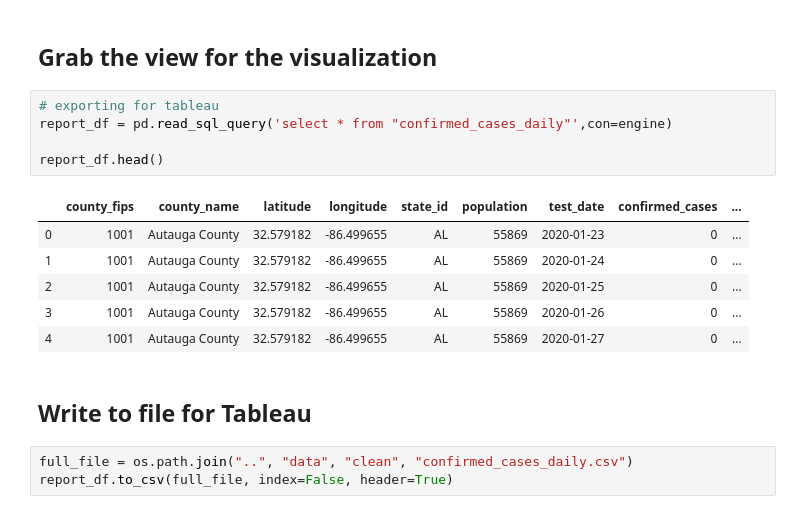
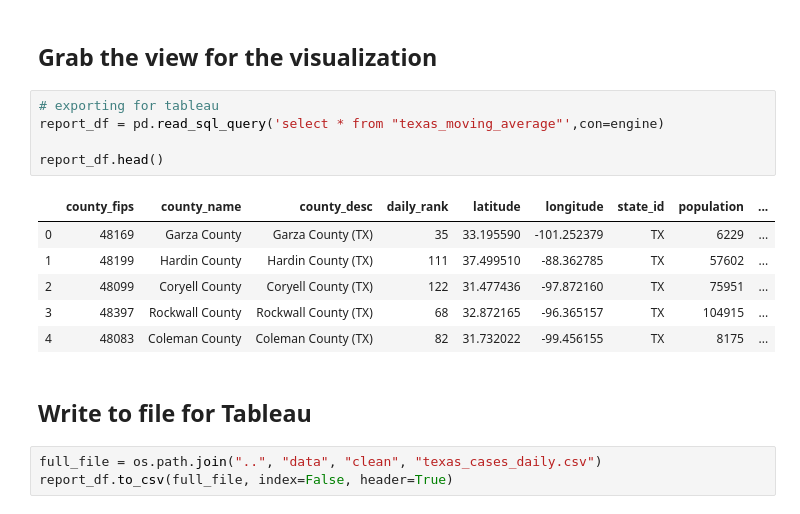
Before and after one commit to dowripple/Cov2, a Jupyter notebook: Cov2_Project/notebooks/import_data.ipynb, the cells around one changed output. Saved outputs shown, nothing was run; the diff lists cells and outputs as text.

```diff
--- a/Cov2_Project/notebooks/import_data.ipynb
+++ b/Cov2_Project/notebooks/import_data.ipynb
@@ -414,18 +414,18 @@ deaths_df.to_sql('county_deaths', con=engine, if_exists='append', index=False)
 ## Grab the view for the visualization
 # %%
 # exporting for tableau
-report_df = pd.read_sql_query('select * from "confirmed_cases_daily"',con=engine)
+report_df = pd.read_sql_query('select * from "texas_moving_average"',con=engine)
 
 report_df.head()
 # %% [output]
-|  | county_fips | county_name | latitude | longitude | state_id | population | test_date | confirmed_cases | ... |
-| 0 | 1001 | Autauga County | 32.579182 | -86.499655 | AL | 55869 | 2020-01-23 | 0 | ... |
-| 1 | 1001 | Autauga County | 32.579182 | -86.499655 | AL | 55869 | 2020-01-24 | 0 | ... |
-| 2 | 1001 | Autauga County | 32.579182 | -86.499655 | AL | 55869 | 2020-01-25 | 0 | ... |
-| 3 | 1001 | Autauga County | 32.579182 | -86.499655 | AL | 55869 | 2020-01-26 | 0 | ... |
-| 4 | 1001 | Autauga County | 32.579182 | -86.499655 | AL | 55869 | 2020-01-27 | 0 | ... |
+|  | county_fips | county_name | county_desc | daily_rank | latitude | longitude | state_id | population | ... |
+| 0 | 48169 | Garza County | Garza County (TX) | 35 | 33.195590 | -101.252379 | TX | 6229 | ... |
+| 1 | 48199 | Hardin County | Hardin County (TX) | 111 | 37.499510 | -88.362785 | TX | 57602 | ... |
+| 2 | 48099 | Coryell County | Coryell County (TX) | 122 | 31.477436 | -97.872160 | TX | 75951 | ... |
+| 3 | 48397 | Rockwall County | Rockwall County (TX) | 68 | 32.872165 | -96.365157 | TX | 104915 | ... |
+| 4 | 48083 | Coleman County | Coleman County (TX) | 82 | 31.732022 | -99.456155 | TX | 8175 | ... |
 # %% [markdown]
 ## Write to file for Tableau
 # %%
-full_file = os.path.join("..", "data", "clean", "confirmed_cases_daily.csv")
+full_file = os.path.join("..", "data", "clean", "texas_cases_daily.csv")
 report_df.to_csv(full_file, index=False, header=True)
```
Also changed, not shown: parts of 4 cells of this notebook, 10 other files.
